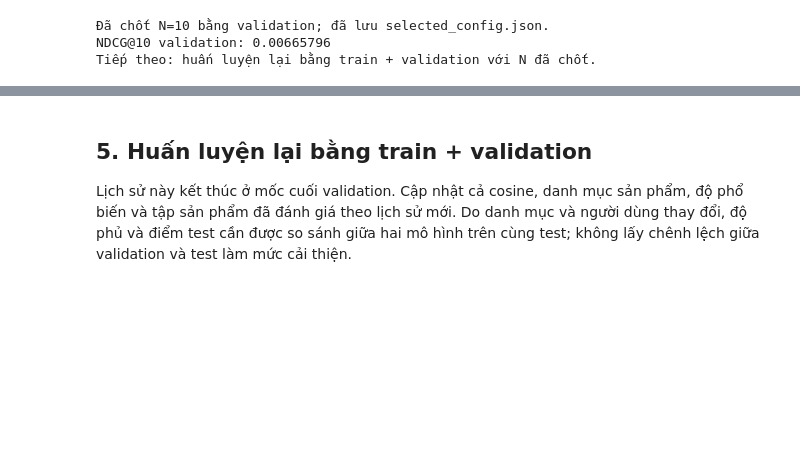
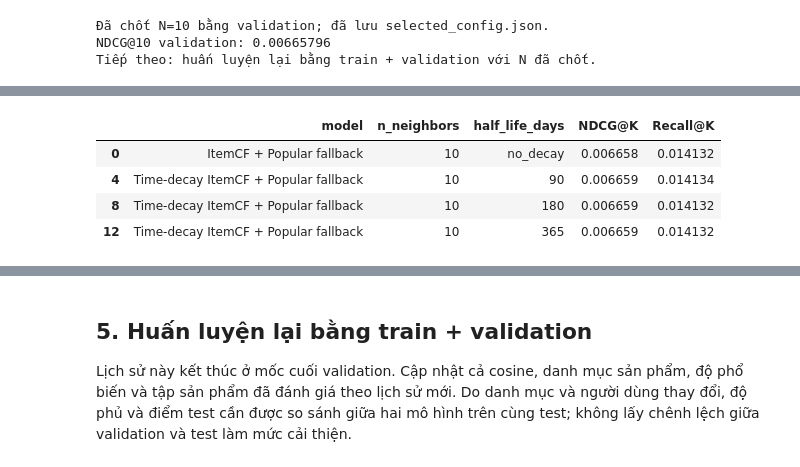
Before and after one commit to CuongQuoc-speed/recommender-system-huong1, a Jupyter notebook: 03_tuning_and_test.ipynb, the cells around one changed output, grey strips where cells are left out. Saved outputs shown, nothing was run; the diff lists cells and outputs as text; code cells hidden in the pictures; blank space fills up the shorter version.

```diff
--- a/03_tuning_and_test.ipynb
+++ b/03_tuning_and_test.ipynb
@@ -483,0 +690,76 @@ Tiếp theo: huấn luyện lại bằng train + validation với N đã chốt.
+# %%
+print('Temporal: học lại cosine trên train với N đã chọn; chưa đọc test.', flush=True)
+temporal_train_base = ItemCFModel(selected_n, POSITIVE_THRESHOLD, BLOCK_SIZE).fit(train)
+assert temporal_train_base.training_fingerprint == train_fingerprint
+temporal_validation_truth, _ = make_truth(val, temporal_train_base)
+assert dict(temporal_validation_truth) == dict(validation_truth)
+
+# Đối chứng h=∞ phải trả về đúng baseline, kể cả tie-break và fallback.
+no_decay_control = TimeDecayItemCF(temporal_train_base, None).fit_weights(train)
+assert (no_decay_control.R_time != temporal_train_base.R).nnz == 0
+for user in list(temporal_validation_truth)[:100] + ['__new_user__']:
+    assert no_decay_control.recommend(user, max(K_VALUES)) == temporal_train_base.recommend(user, max(K_VALUES))
+
+temporal_validation_parts = []
+static_control = validation_results[
+    (validation_results.model == CF_LABEL) & (validation_results.n_neighbors == selected_n)
+].copy()
+static_control['half_life_days'] = 'no_decay'
+static_control['is_temporal_trial'] = False
+temporal_validation_parts.append(static_control)
+del no_decay_control
+for half_life in HALF_LIFE_GRID:
+    print(f'Temporal validation: h={half_life} ngày...', flush=True)
+    candidate = TimeDecayItemCF(temporal_train_base, half_life).fit_weights(train)
+    candidate_summary, candidate_rows, seconds = evaluate_model(
+        candidate, temporal_validation_truth, TEMPORAL_LABEL, k_values=K_VALUES)
+    candidate_summary['n_neighbors'] = selected_n
+    candidate_summary['half_life_days'] = int(half_life)
+    candidate_summary['is_temporal_trial'] = True
+    temporal_validation_parts.append(candidate_summary)
+    del candidate, candidate_rows
+    gc.collect()
+
+temporal_validation_results = pd.concat(temporal_validation_parts, ignore_index=True)
+temporal_validation_results.to_csv(TEMPORAL_REPORT_DIR / 'validation_grid.csv',
+                                   index=False, encoding='utf-8-sig')
+temporal_ranked = temporal_validation_results[
+    temporal_validation_results.is_temporal_trial
+    & (temporal_validation_results.k == PRIMARY_K)
+    & (temporal_validation_results['group'] == 'Toàn bộ')
+].copy()
+temporal_ranked['half_life_days'] = temporal_ranked.half_life_days.astype(int)
+temporal_ranked = temporal_ranked.sort_values(
+    ['NDCG@K', 'Recall@K', 'half_life_days'], ascending=[False, False, True])
+if temporal_ranked.empty or not np.isfinite(temporal_ranked[['NDCG@K', 'Recall@K']].to_numpy()).all():
+    raise ValueError('Không có kết quả temporal validation hợp lệ.')
+best_temporal = temporal_ranked.iloc[0]
+selected_half_life = int(best_temporal.half_life_days)
+temporal_selection = {
+    'created_at_utc': datetime.now(timezone.utc).isoformat(),
+    'algorithm': 'itemcf_history_time_decay', 'half_life_grid_days': list(HALF_LIFE_GRID),
+    'selected_half_life_days': selected_half_life, 'selected_n_neighbors': selected_n,
+    'n_selection': 'unchanged static baseline validation rule',
+    'half_life_selection': 'validation NDCG@10 all eligible users; Recall@10; smaller half-life',
+    'selection_data': 'validation only', 'test_used_for_selection': False,
+    'finite_half_life_required_for_experiment': True,
+    'selected_validation_metrics': best_temporal.to_dict(),
+    'static_validation_ndcg10': float(selected_row['NDCG@K']),
+    'validation_reference_timestamp_ms': temporal_train_base.history_end_timestamp_ms,
+    'train_fingerprint': temporal_train_base.training_fingerprint,
+    'static_selection_sha256': selection_sha256, 'split_config': split_config,
+    'weights': '2 ** (-(reference_timestamp_ms - latest_positive_timestamp_ms) / 86400000 / half_life_days)',
+    'test_protocol_note': 'Extension of an already reported static baseline; no hyperparameter chosen on test.'
+}
+write_json(TEMPORAL_SELECTION_PATH, temporal_selection)
+temporal_selection_sha256 = hashlib.sha256(TEMPORAL_SELECTION_PATH.read_bytes()).hexdigest()
+display(temporal_validation_results[
+    (temporal_validation_results.k == PRIMARY_K)
+    & (temporal_validation_results['group'] == 'Toàn bộ')
+][['model', 'n_neighbors', 'half_life_days', 'NDCG@K', 'Recall@K']])
+print(f'Đã chốt h={selected_half_life} ngày bằng validation trước khi đọc test.')
+if float(best_temporal['NDCG@K']) <= float(selected_row['NDCG@K']):
+    print('Temporal chưa vượt baseline trên validation; vẫn giữ phép thử để báo cáo trung thực.')
+del temporal_train_base, temporal_validation_truth, temporal_validation_parts
+gc.collect()
+# %% [output]
@@ -483,0 +770,5 @@ Tiếp theo: huấn luyện lại bằng train + validation với N đã chốt.
+|  | model | n_neighbors | half_life_days | NDCG@K | Recall@K |
+| 0 | ItemCF + Popular fallback | 10 | no_decay | 0.006658 | 0.014132 |
+| 4 | Time-decay ItemCF + Popular fallback | 10 | 90 | 0.006659 | 0.014134 |
+| 8 | Time-decay ItemCF + Popular fallback | 10 | 180 | 0.006659 | 0.014132 |
+| 12 | Time-decay ItemCF + Popular fallback | 10 | 365 | 0.006659 | 0.014132 |
```
Also changed, not shown: parts of 19 cells of this notebook, 17 other files.
